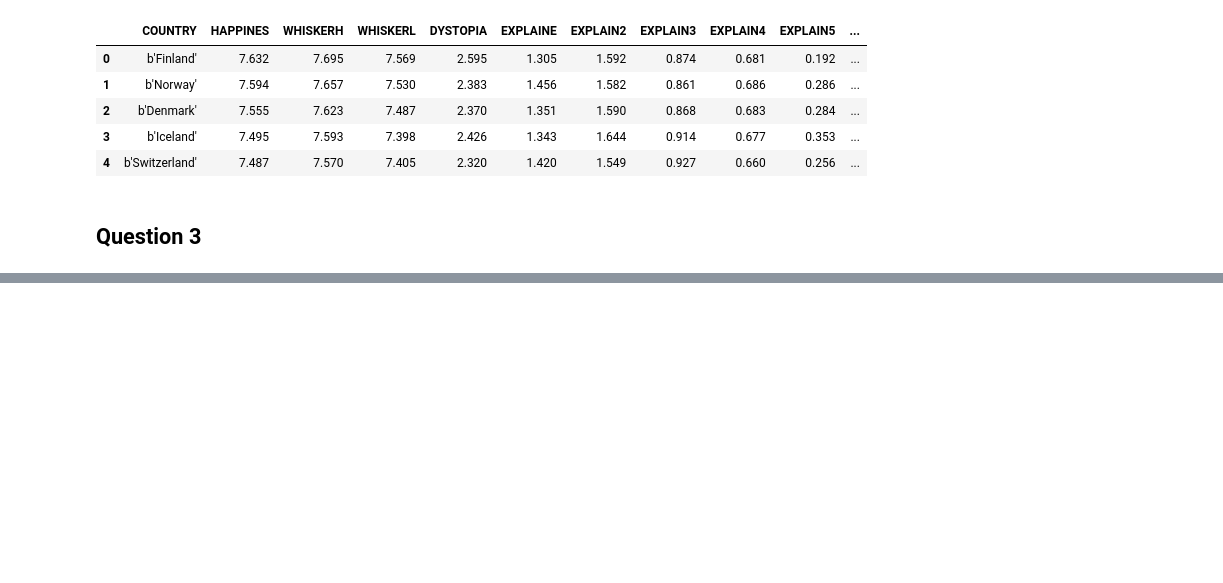
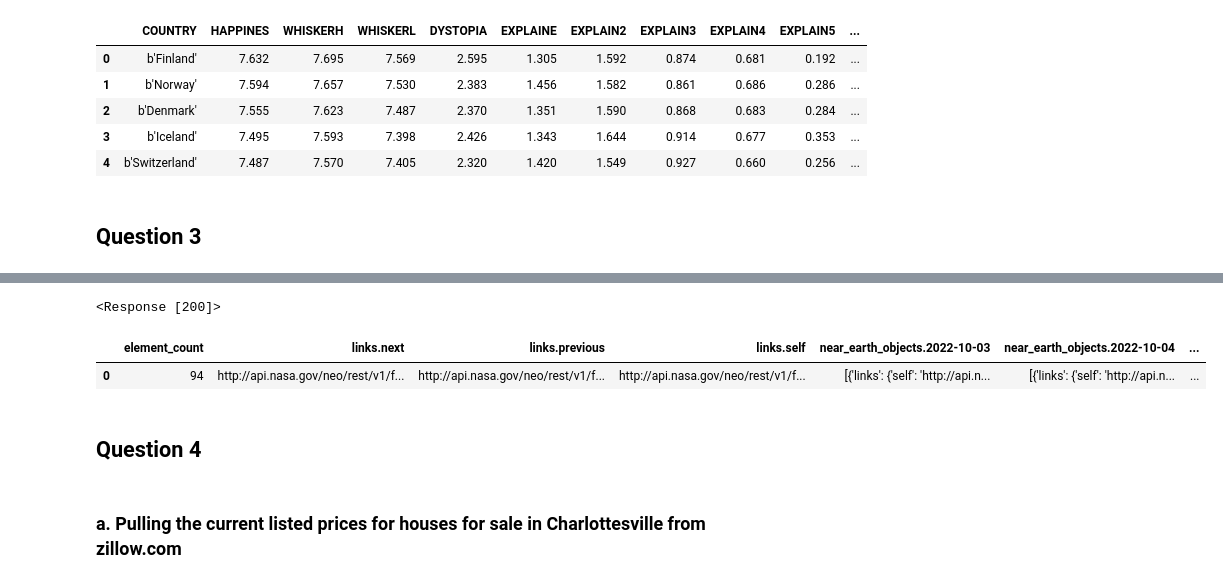
Before and after one commit to giasmith/lab2, a Jupyter notebook: assignment.ipynb, the cells around one changed output, grey strips where cells are left out. Saved outputs shown, nothing was run; the diff lists cells and outputs as text; code cells hidden in the pictures; blank space fills up the shorter version.

Commit message:
Attempted question 4,5,6

```diff
--- a/assignment.ipynb
+++ b/assignment.ipynb
@@ -151,7 +151,22 @@ root = 'https://api.nasa.gov/neo/rest/v1/feed?'
 start_date = '2022-10-01'
 end_date = '2022-10-08'
 
-endpoint = 'start_date={START_DATE}&end_date={END_DATE}&api_key={API_KEY}'
+endpoint = 'start_date={start_date}&end_date={end_date}.json'.format(start_date=start_date,
+                                                                     end_date = end_date)
 
 r = requests.get(root + endpoint,
                 headers = headers)
+r
+# %% [output]
+<Response [200]>
+# %%
+myjson = json.loads(r.text)
+objects = pd.json_normalize(myjson)
+objects
+# %% [output]
+|  | element_count | links.next | links.previous | links.self | near_earth_objects.2022-10-03 | near_earth_objects.2022-10-04 | ... |
+| 0 | 94 | http://api.nasa.gov/neo/rest/v1/f... | http://api.nasa.gov/neo/rest/v1/f... | http://api.nasa.gov/neo/rest/v1/f... | [{'links': {'self': 'http://api.n... | [{'links': {'self': 'http://api.n... | ... |
+# %% [markdown]
+## Question 4
+# %% [markdown]
+### a. Pulling the current listed prices for houses for sale in Charlottesville from zillow.com
```
Also changed, not shown: parts of 28 cells of this notebook.
